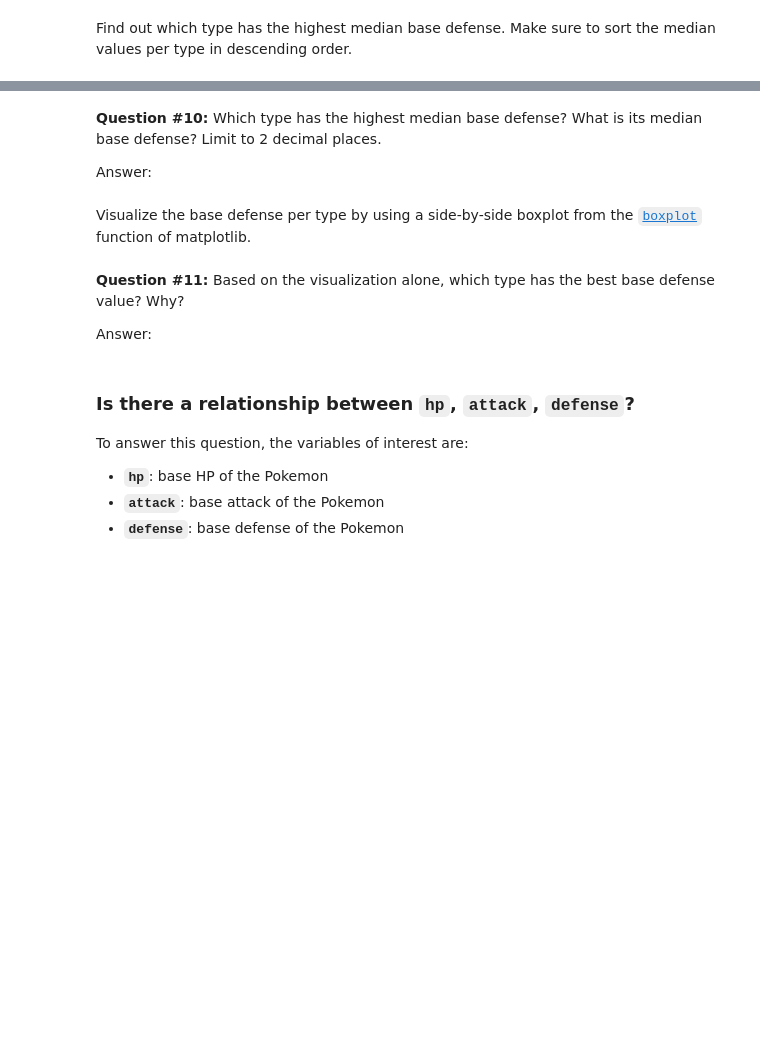
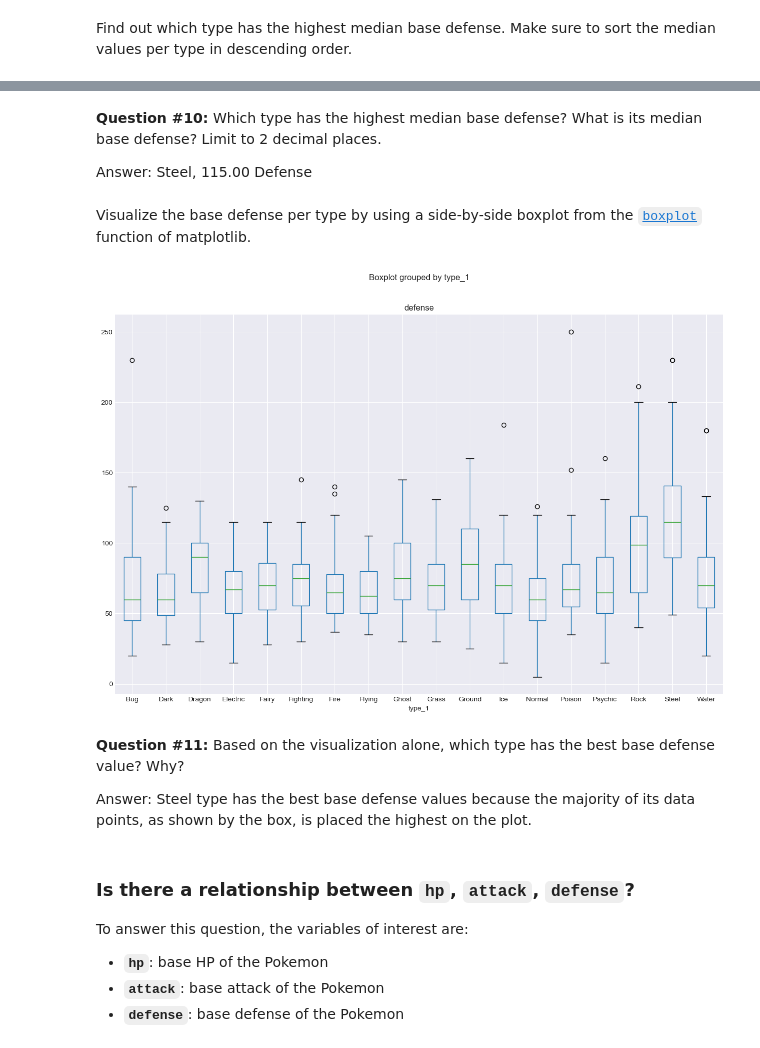
Before and after one commit to DennisAlwyn/DATA100_Graded_Notebook_5-Exploring_Pokemon_Data, a Jupyter notebook: 4 - Exploring Pokemon Data.ipynb, the cells around one changed output, grey strips where cells are left out. Cells and saved outputs as stored; diff of their text form; code cells hidden in the pictures; blank space fills up the shorter version.

```diff
--- a/4 - Exploring Pokemon Data.ipynb
+++ b/4 - Exploring Pokemon Data.ipynb
@@ -292,15 +582,19 @@ Find out which type has the highest median base defense. Make sure to sort the m
 # %% [markdown]
 **Question #10:** Which type has the highest median base defense? What is its median base defense? Limit to 2 decimal places.
 
-Answer:
+Answer: Steel, 115.00 Defense
 # %% [markdown]
 Visualize the base defense per type by using a side-by-side boxplot from the [`boxplot`](https://pandas.pydata.org/pandas-docs/stable/reference/api/pandas.DataFrame.boxplot.html) function of matplotlib.
 # %%
 # Write your code here
+pokemon_df.boxplot("defense", by="type_1", figsize=(15, 10))
+plt.show()
+# %% [output]
+[figure, added]
 # %% [markdown]
 **Question #11:** Based on the visualization alone, which type has the best base defense value? Why?
 
-Answer:
+Answer: Steel type has the best base defense values because the majority of its data points, as shown by the box, is placed the highest on the plot.
 # %% [markdown]
 ### Is there a relationship between `hp`, `attack`, `defense`?
 
```
Also changed, not shown: parts of 43 cells of this notebook.
